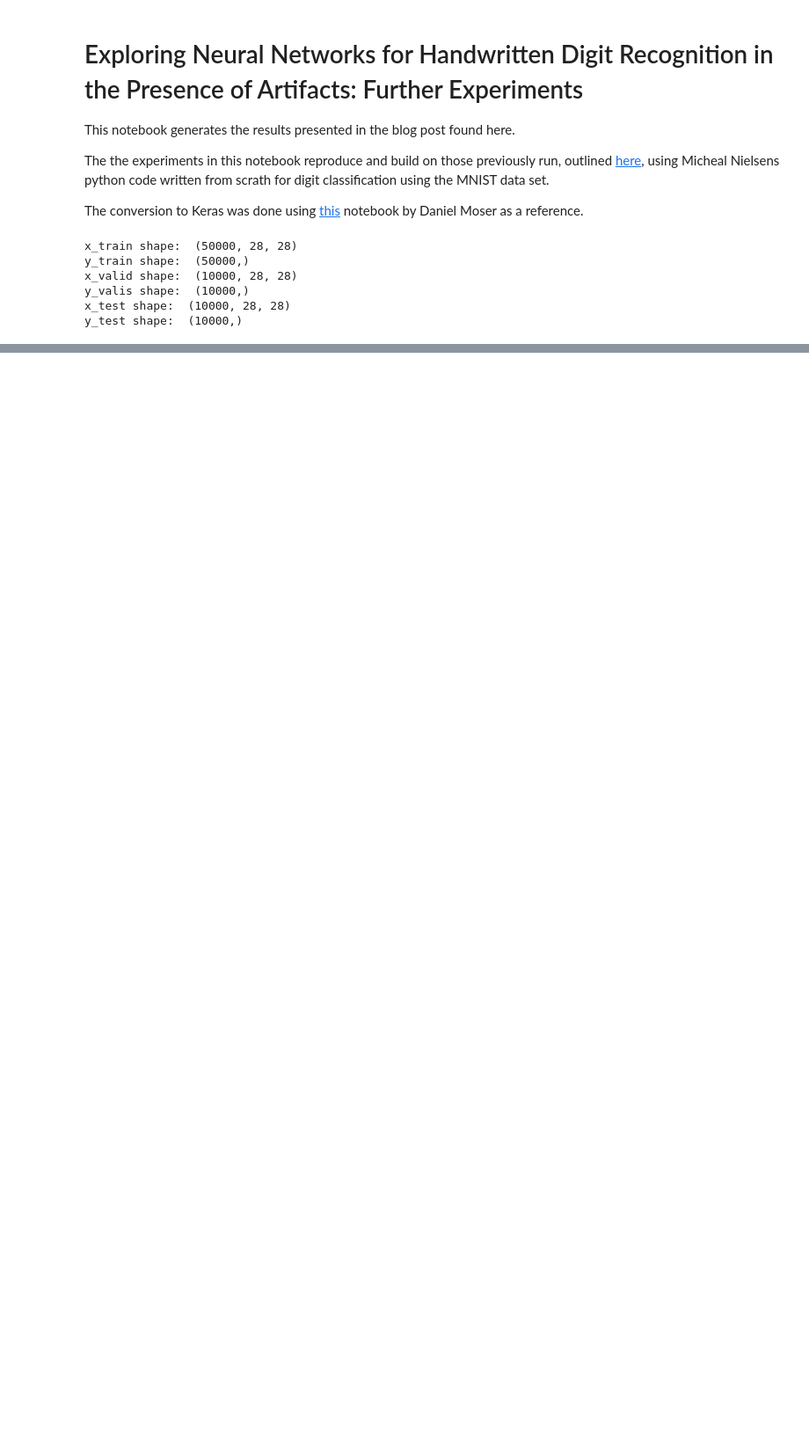
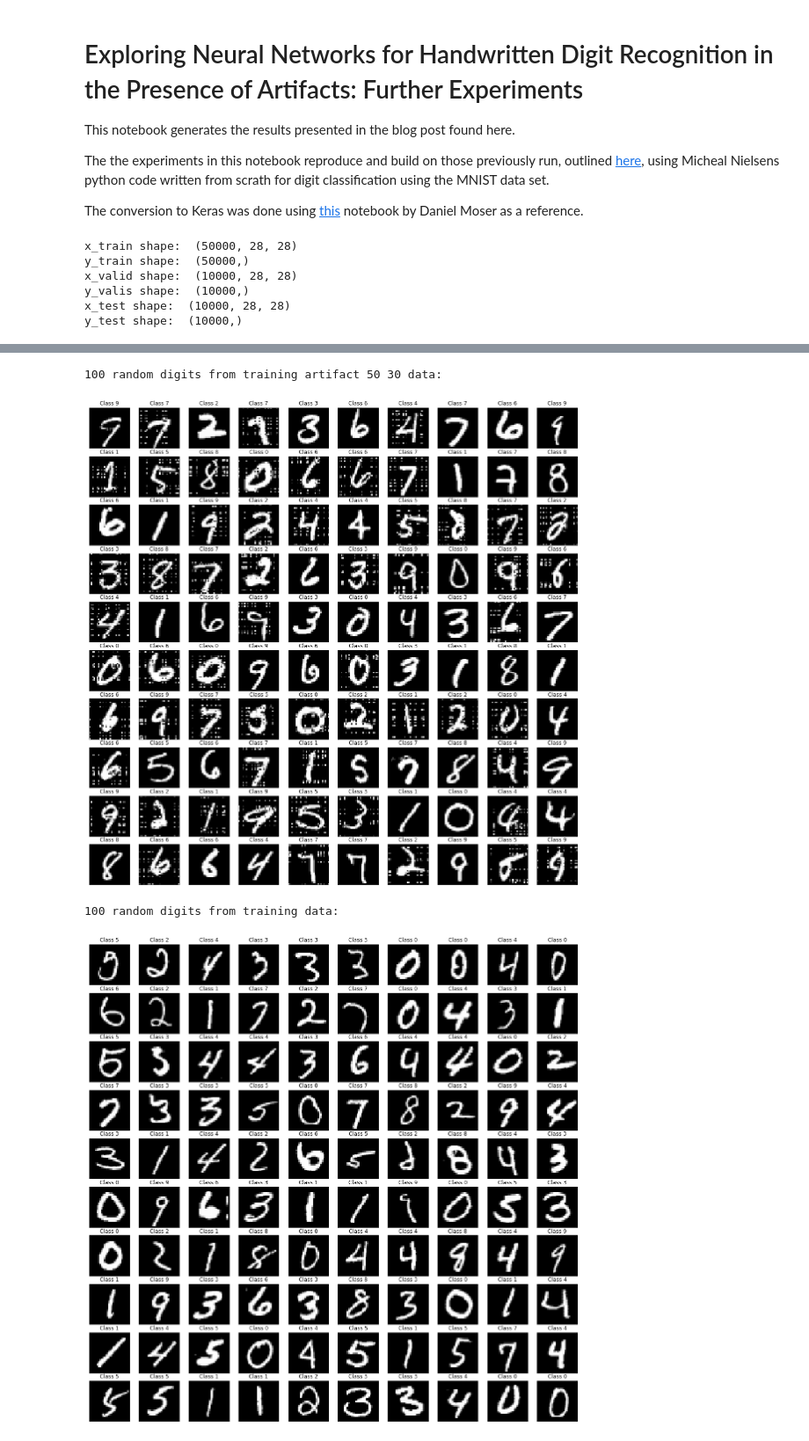
Before and after one commit to sedgwickc/neural-networks-and-deep-learning, a Jupyter notebook: colab_keras/MNIST_CNN_Artifacts.ipynb, the cells around one changed output, grey strips where cells are left out. Shown: that part at 88% size. Cells and saved outputs as stored; diff of their text form; code cells hidden in the pictures; blank space fills up the shorter version.

Commit message:
Implement generate_artifact_set() function

```diff
--- a/colab_keras/MNIST_CNN_Artifacts.ipynb
+++ b/colab_keras/MNIST_CNN_Artifacts.ipynb
@@ -65,17 +79,30 @@ Creating artifact set with 50% of images with 30% of image made up of artifacts
 # %%
 # plot some training data
 
-# TODO: turn code below into function that can be called for all data sets
+def plot_100_random_digits(images, labels):
 
-plt.rcParams['figure.figsize'] = (20,20)
+  plt.rcParams['figure.figsize'] = (20,20)
 
-for i in range(100):
-  plt.subplot(10,10,i+1)
-  num = random.randint(0, len(x_train))
-  plt.imshow(x_train[num], cmap='gray', interpolation='none')
-  plt.title("Class {}".format(y_train[num]))
-  ax = plt.gca()
-  ax.axes.xaxis.set_visible(False)
-  ax.axes.yaxis.set_visible(False)
+  for i in range(100):
+    plt.subplot(10,10,i+1)
+    num = random.randint(0, len(images))
+    plt.imshow(images[num], cmap='gray', interpolation='none')
+    plt.title("Class {}".format(labels[num]))
+    ax = plt.gca()
+    ax.axes.xaxis.set_visible(False)
+    ax.axes.yaxis.set_visible(False)
+  plt.show()
 
-plt.show()
+print("100 random digits from training artifact 50 30 data: ")
+plot_100_random_digits(x_train_artifact_50_30, y_train)
+
+print("100 random digits from training data:")
+plot_100_random_digits(x_train, y_train)
+
+print("100 random digits from validation data: ")
+plot_100_random_digits(x_valid, y_valid)
+# %% [output]
+100 random digits from training artifact 50 30 data:
+[figure, added]
+100 random digits from training data:
+[figure, added]
```
Also changed, not shown: parts of 2 cells of this notebook.
